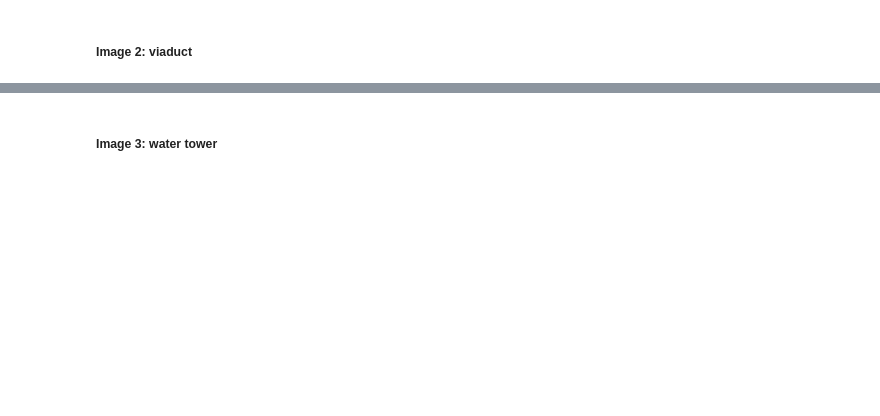
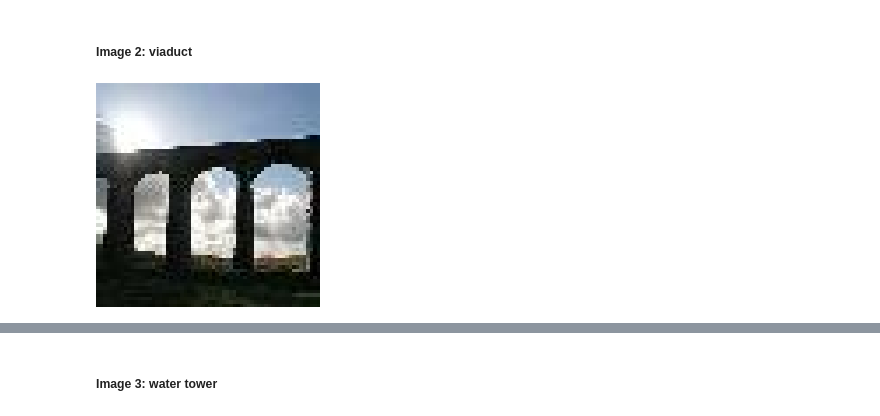
Before and after one commit to heritaco/Coursera, a Jupyter notebook: TensorFlow 2/01 Getting Started/04 Saving and Loading Models/00 Coding Tutorial.ipynb, the cells around one changed output, grey strips where cells are left out. Saved outputs shown, nothing was run; the diff lists cells and outputs as text; code cells hidden in the pictures; blank space fills up the shorter version.

```diff
--- a/TensorFlow 2/01 Getting Started/04 Saving and Loading Models/00 Coding Tutorial.ipynb
+++ b/TensorFlow 2/01 Getting Started/04 Saving and Loading Models/00 Coding Tutorial.ipynb
@@ -243,5 +472,9 @@ def get_top_5_predictions(img):
 ##### Image 2: viaduct
 # %%
 # Display image
+
+viaduct_img
+# %% [output]
+[figure, added]
 # %%
 # Display top 5 predictions
```
Also changed, not shown: parts of 83 cells of this notebook, 19 other files.
